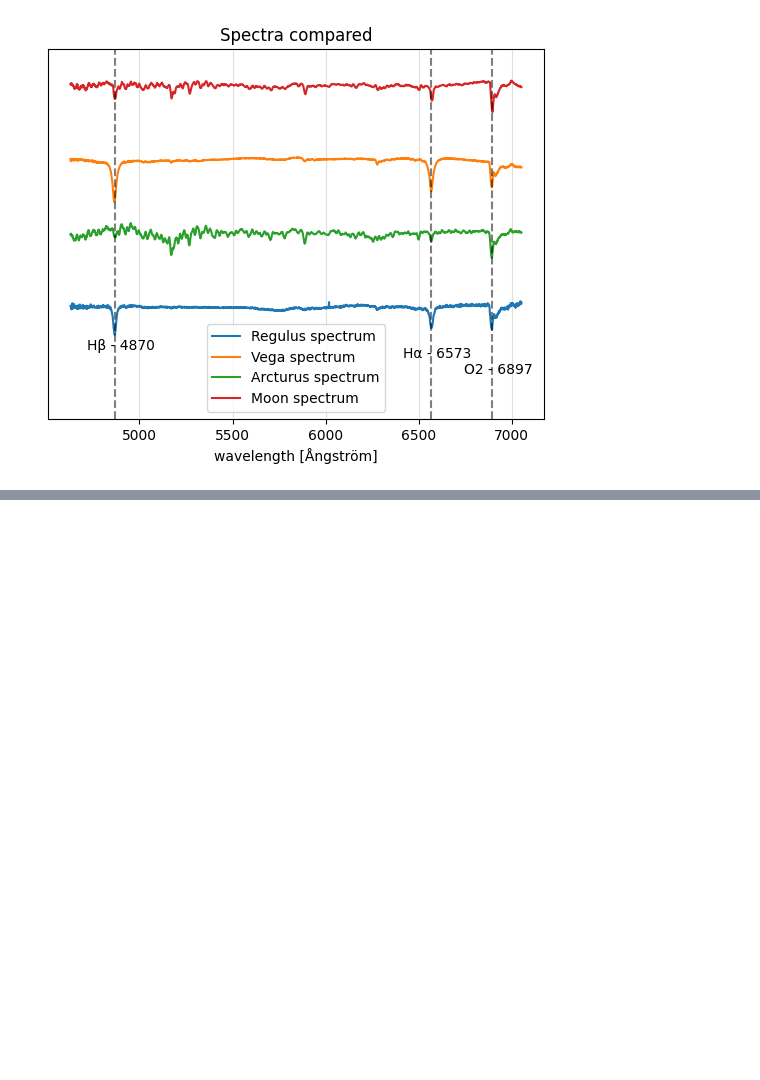
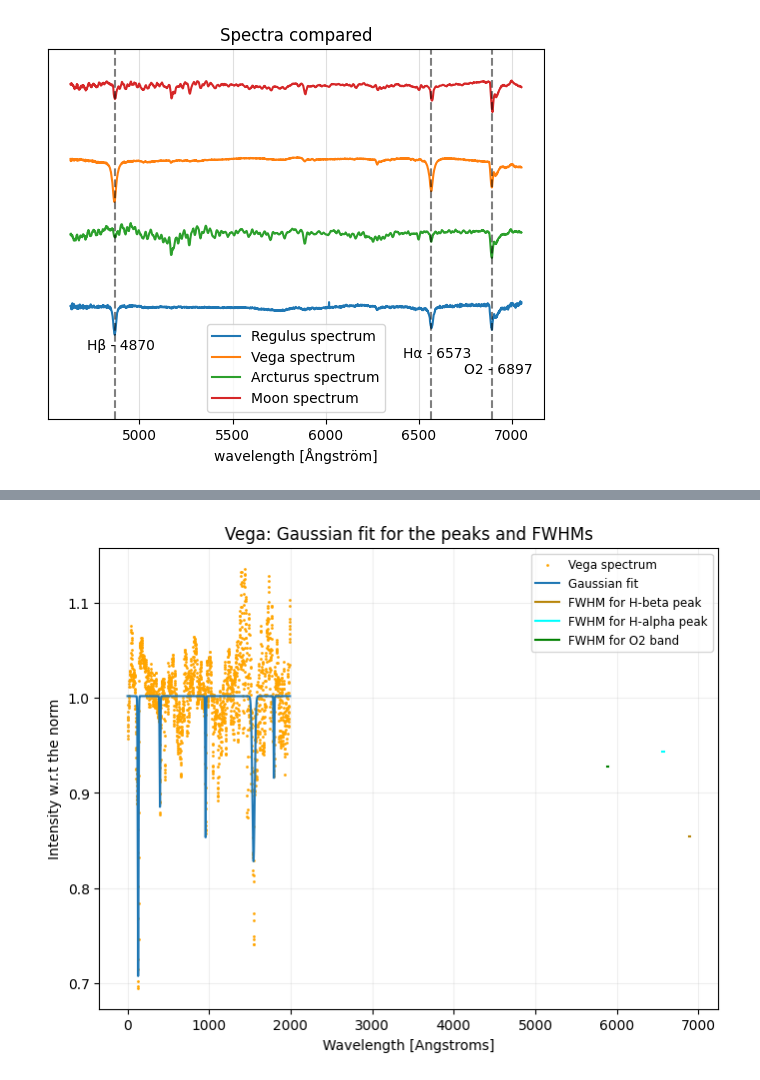
Before and after one commit to Timobrenn/G99-Spectroscopy, a Jupyter notebook: noteeeboiek.ipynb, the cells around one changed output, grey strips where cells are left out. Saved outputs shown, nothing was run; the diff lists cells and outputs as text; code cells hidden in the pictures; blank space fills up the shorter version.

```diff
--- a/noteeeboiek.ipynb
+++ b/noteeeboiek.ipynb
@@ -1099,0 +1196,88 @@ close(fig)
+# %%
+# Fitting Gaussians to the Vega peaks
+def f_gaussian(x, amp, mu, sigma, zero):
+    """returns the value of a Gaussian function with amplitude amp centered at position mu with width sigma and
+    offset with respect to the x-axis off zero"""
+    return amp * np.exp(-(x - mu) * (x - mu) / (2.0 * sigma * sigma)) + zero
+
+def f_exp(x, a,b,z):
+    """returns an exponential function of the form a*exp(b*x)"""
+    return a*np.exp(b*x)+z
+
+def fit_gaussian(dat, p0, x_range):
+    """Fits a Gaussian to the data and returns the parameters"""
+    beta, pcov = curve_fit(f_gaussian, x_range, dat, p0=p0)
+    a,m,s,z = beta
+    return a,m,s,z,pcov
+
+def fwhm_calculator(sigma,pcov):
+    """Calculates the equivalent width from a given sigma value and its error using the pcov matrix"""
+    fwhm=2*sigma*np.sqrt(2*np.log(2))
+    err=np.sqrt(np.diag(pcov))
+    fwhm_err=2*err[2]*np.sqrt(2*np.log(2))
+    return fwhm,fwhm_err
+
+# We use a higher degree polynomial
+Arcturus_fit_function = np.polyfit(wavelength_calibrated, Arcturus_response_corrected, deg=8)
+Arcturus_fit = np.polyval(Arcturus_fit_function, wavelength_calibrated)
+Flatline_Arcturus = Arcturus_response_corrected/Arcturus_fit
+
+a1,m1,s1,z1,pcov1 = fit_gaussian(Flatline_Arcturus,(-1,125,1,1),x_range)
+a2,m2,s2,z2,pcov2 = fit_gaussian(Flatline_Arcturus,(-0.2,400,5,1),x_range)
+a3,m3,s3,z3,pcov3 = fit_gaussian(Flatline_Arcturus,(-0.1,950,10,1),x_range)
+a4,m4,s4,z4,pcov4 = fit_gaussian(Flatline_Arcturus,(-1,1550,10,1),x_range)
+a5,m5,s5,z5,pcov5 = fit_gaussian(Flatline_Arcturus,(-1,1780,5,1),x_range)
+
+f_composed = f_gaussian(x_range,a1,m1,s1,z1)+f_gaussian(x_range,a2,m2,s2,0)+f_gaussian(x_range,a3,m3,s3,0)+f_gaussian(x_range,a4,m4,s4,0)+f_gaussian(x_range,a5,m5,s5,0)
+
+fwhm1,fwhm1_err=fwhm_calculator(s1,pcov1)
+fwhm2,fwhm2_err=fwhm_calculator(s2,pcov2)
+fwhm3,fwhm3_err=fwhm_calculator(s3,pcov3)
+
+# defining points for plotting the FWHMs
+fwhm1_x = pixels_to_wavelength(np.array((m1-fwhm1/2,m1+fwhm1/2)),xy=False)
+fwhm1_y = np.array((a1/2+z1,a1/2+z1))
+
+fwhm2_x = pixels_to_wavelength(np.array((m2-fwhm2/2,m2+fwhm2/2)),xy=False)
+fwhm2_y = np.array((a2/2+z1,a2/2+z1))
+
+fwhm3_x = pixels_to_wavelength(np.array((m3-fwhm3/2,m3+fwhm3/2)),xy=False)
+fwhm3_y = np.array((a3/2+z1,a3/2+z1))
+
+# Convert to Angstroms using an earlier defined function
+fwhm1_angstrom = pixels_to_wavelength(fwhm1, xy=False, offset=False)
+fwhm1_err_angstrom = pixels_to_wavelength(fwhm1_err, xy=False, offset=False)
+
+fwhm2_angstrom = pixels_to_wavelength(fwhm2, xy=False, offset=False)
+fwhm2_err_angstrom = pixels_to_wavelength(fwhm2_err, xy=False, offset=False)
+
+fwhm3_angstrom = pixels_to_wavelength(fwhm3, xy=False, offset=False)
+fwhm3_err_angstrom = pixels_to_wavelength(fwhm3_err, xy=False, offset=False)
+
+m1_a = pixels_to_wavelength(m1, xy=False)
+m2_a = pixels_to_wavelength(m2, xy=False)
+m3_a = pixels_to_wavelength(m3, xy=False)
+
+print(f"H-alpha peak width: {fwhm1_angstrom} Angstroms, error: {fwhm1_err_angstrom}")
+print(f"H-beta peak width: {fwhm2_angstrom} Angstroms, error: {fwhm2_err_angstrom}")
+print(f"O2 band width: {fwhm3_angstrom} Angstroms, error: {fwhm3_err_angstrom}")
+
+print(f"H-beta peak position: {m1_a} Angstroms")
+print(f"H-alpha peak position: {m2_a} Angstroms")
+print(f"O2 band peak position: {m3_a:.2f} Angstroms")
+
+fig=figure(figsize=(8,6))
+frame=fig.add_subplot(1,1,1)
+frame.scatter(x_range,Flatline_Arcturus,color="orange", label="Vega spectrum",s=1)
+frame.plot(x_range,f_composed, label="Gaussian fit")
+frame.plot(fwhm1_x,fwhm1_y,color="darkgoldenrod", label="FWHM for H-beta peak")
+frame.plot(fwhm2_x,fwhm2_y,color="cyan", label="FWHM for H-alpha peak")
+frame.plot(fwhm3_x,fwhm3_y,color="green", label="FWHM for O2 band")
+frame.set_title("Vega: Gaussian fit for the peaks and FWHMs")
+frame.grid(alpha=0.2)
+frame.set_ylabel("Intensity w.r.t the norm")
+frame.set_xlabel("Wavelength [Angstroms]")
+frame.legend(fontsize=8.5)
+show()
+close(fig)
+# %% [output]
@@ -1099,0 +1290 @@ close(fig)
+[figure, added]
```
Also changed, not shown: parts of 11 cells of this notebook.
